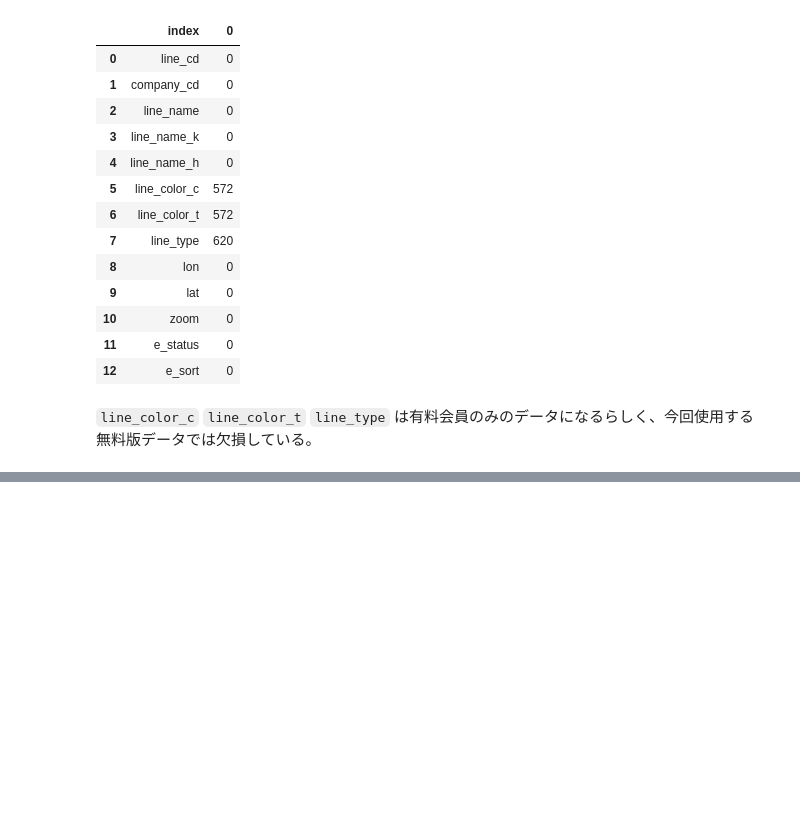
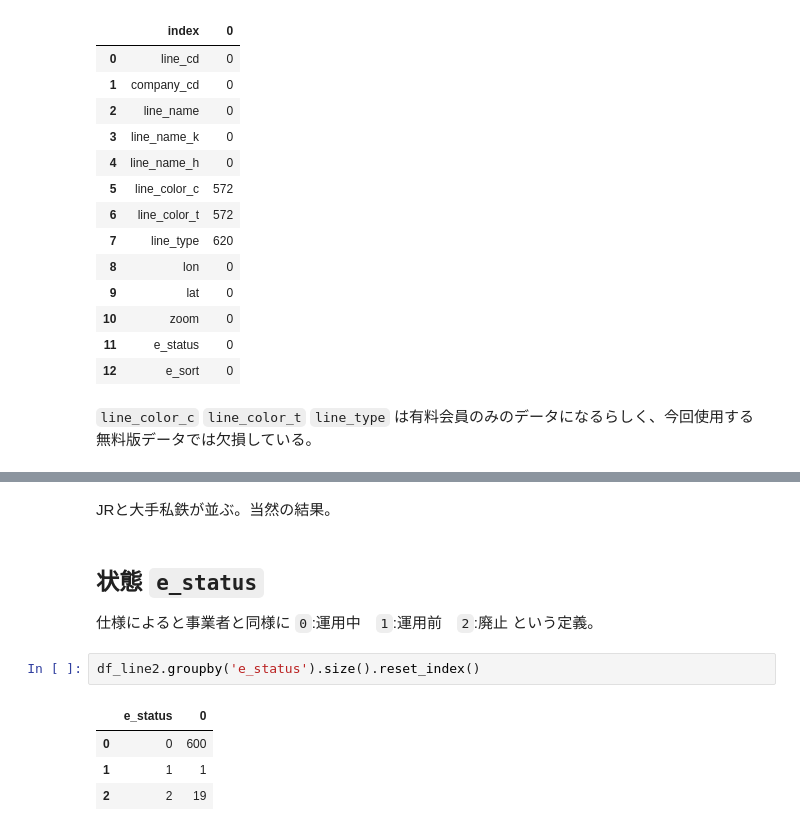
Before and after one commit to hrkenz/jupyter-notebook, a Jupyter notebook: ekidata.ipynb, the cells around one changed output, grey strips where cells are left out. Drawn from its saved outputs; the diff is of its cells as text; blank space fills up the shorter version.

```diff
--- a/ekidata.ipynb
+++ b/ekidata.ipynb
@@ -234,0 +284,12 @@ df_line.isna().sum().reset_index()
+# %% [markdown]
+JRと大手私鉄が並ぶ。当然の結果。
+# %% [markdown]
+## 状態 `e_status`
+仕様によると事業者と同様に `0`:運用中　`1`:運用前　`2`:廃止 という定義。
+# %%
+df_line2.groupby('e_status').size().reset_index()
+# %% [output]
+|  | e_status | 0 |
+| 0 | 0 | 600 |
+| 1 | 1 | 1 |
+| 2 | 2 | 19 |
```
Also changed, not shown: parts of 19 cells of this notebook.
